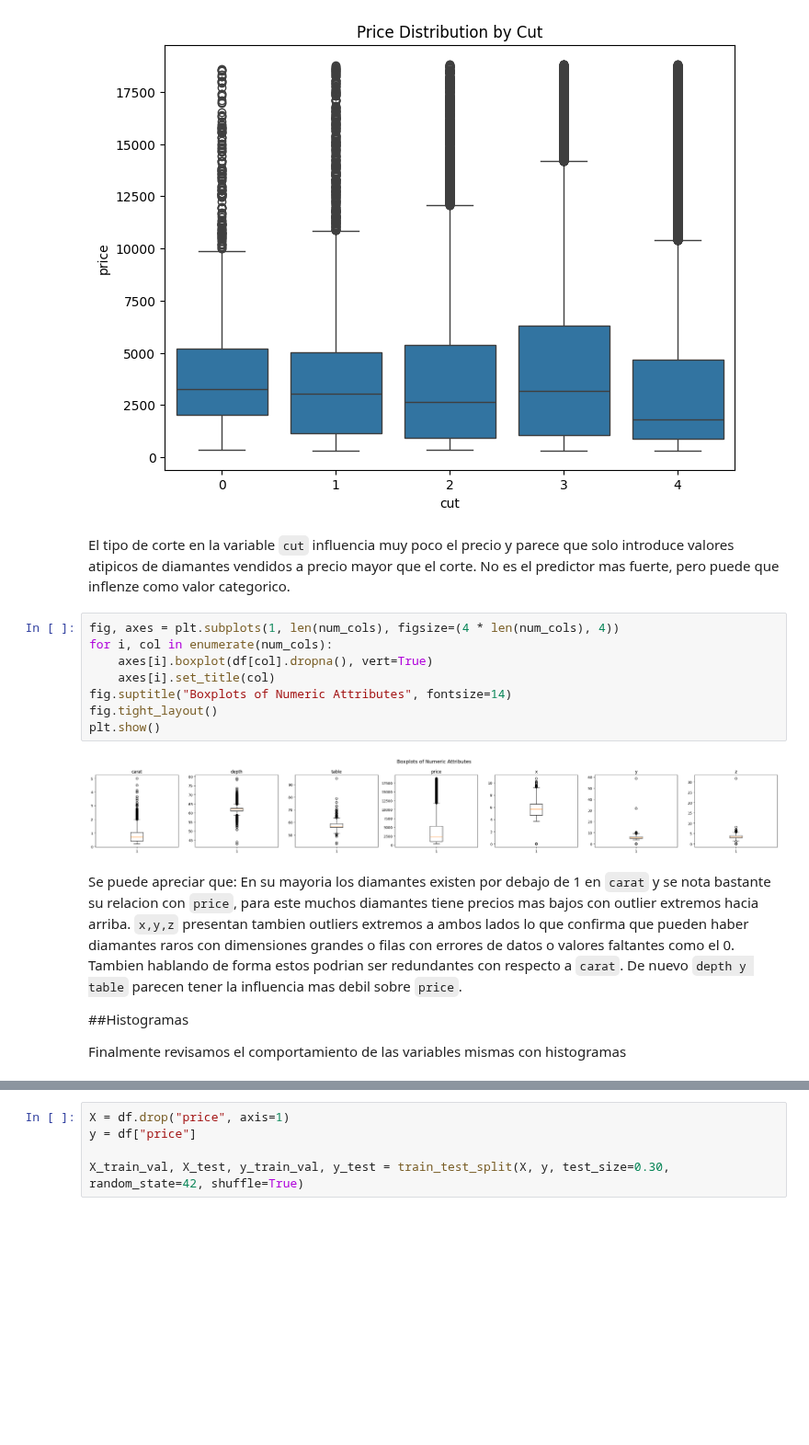
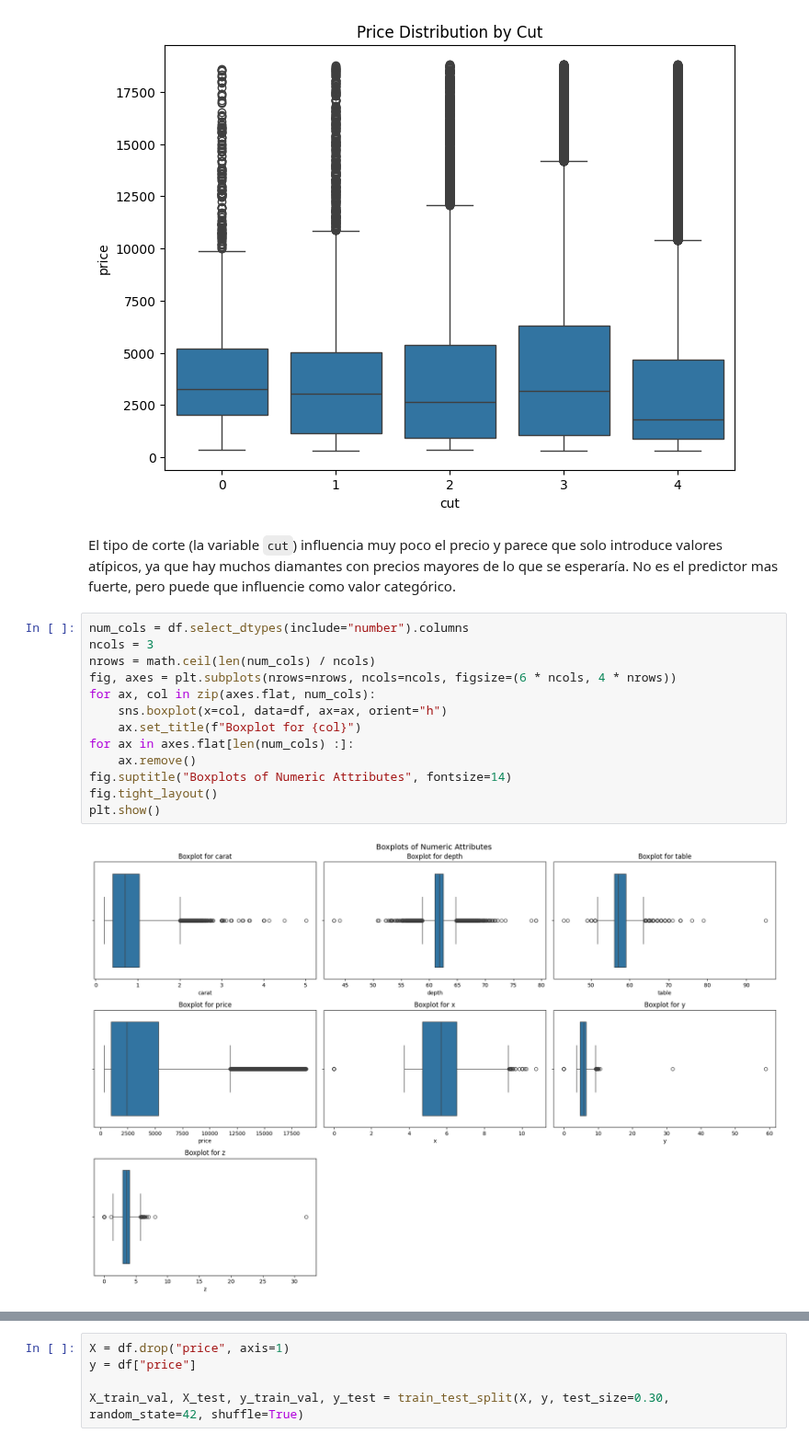
Before and after one commit to datwaft/aprendizaje_automatico, a Jupyter notebook: Trabajo_Corto_2/Trabajo_Corto_2.ipynb, the cells around one changed output, grey strips where cells are left out. Shown at 92% size. Cells and saved outputs as stored; diff of their text form; blank space fills up the shorter version.

```diff
--- a/Trabajo_Corto_2/Trabajo_Corto_2.ipynb
+++ b/Trabajo_Corto_2/Trabajo_Corto_2.ipynb
@@ -157,23 +162,19 @@ plt.show()
 # %% [output]
 [figure]
 # %% [markdown]
-El tipo de corte en la variable `cut` influencia muy poco el precio y parece que solo introduce valores atipicos de diamantes vendidos a precio mayor que el corte. No es el predictor mas fuerte, pero puede que inflenze como valor categorico.
+El tipo de corte (la variable `cut`) influencia muy poco el precio y parece que solo introduce valores atípicos, ya que hay muchos diamantes con precios mayores de lo que se esperaría. No es el predictor mas fuerte, pero puede que influencie como valor categórico.
-# %%
-fig, axes = plt.subplots(1, len(num_cols), figsize=(4 * len(num_cols), 4))
-for i, col in enumerate(num_cols):
-    axes[i].boxplot(df[col].dropna(), vert=True)
-    axes[i].set_title(col)
-fig.suptitle("Boxplots of Numeric Attributes", fontsize=14)
-fig.tight_layout()
-plt.show()
-# %% [output]
-[figure, removed]
-# %% [markdown]
-Se puede apreciar que:
-En su mayoria los diamantes existen por debajo de 1 en `carat` y se nota bastante su relacion con `price`, para este muchos diamantes tiene precios mas bajos con outlier extremos hacia arriba.
-`x,y,z` presentan tambien outliers extremos a ambos lados lo que confirma que pueden haber diamantes raros con dimensiones grandes o filas con errores de datos o valores faltantes como el 0. Tambien hablando de forma estos podrian ser redundantes con respecto a `carat`.
-De nuevo `depth y table` parecen tener la influencia mas debil sobre `price`.
-
-##Histogramas
-
-Finalmente revisamos el comportamiento de las variables mismas con histogramas
+# %%
+num_cols = df.select_dtypes(include="number").columns
+ncols = 3
+nrows = math.ceil(len(num_cols) / ncols)
+fig, axes = plt.subplots(nrows=nrows, ncols=ncols, figsize=(6 * ncols, 4 * nrows))
+for ax, col in zip(axes.flat, num_cols):
+    sns.boxplot(x=col, data=df, ax=ax, orient="h")
+    ax.set_title(f"Boxplot for {col}")
+for ax in axes.flat[len(num_cols) :]:
+    ax.remove()
+fig.suptitle("Boxplots of Numeric Attributes", fontsize=14)
+fig.tight_layout()
+plt.show()
+# %% [output]
+[figure, added]
```
Also changed, not shown: parts of 29 cells of this notebook, 1 other file.
